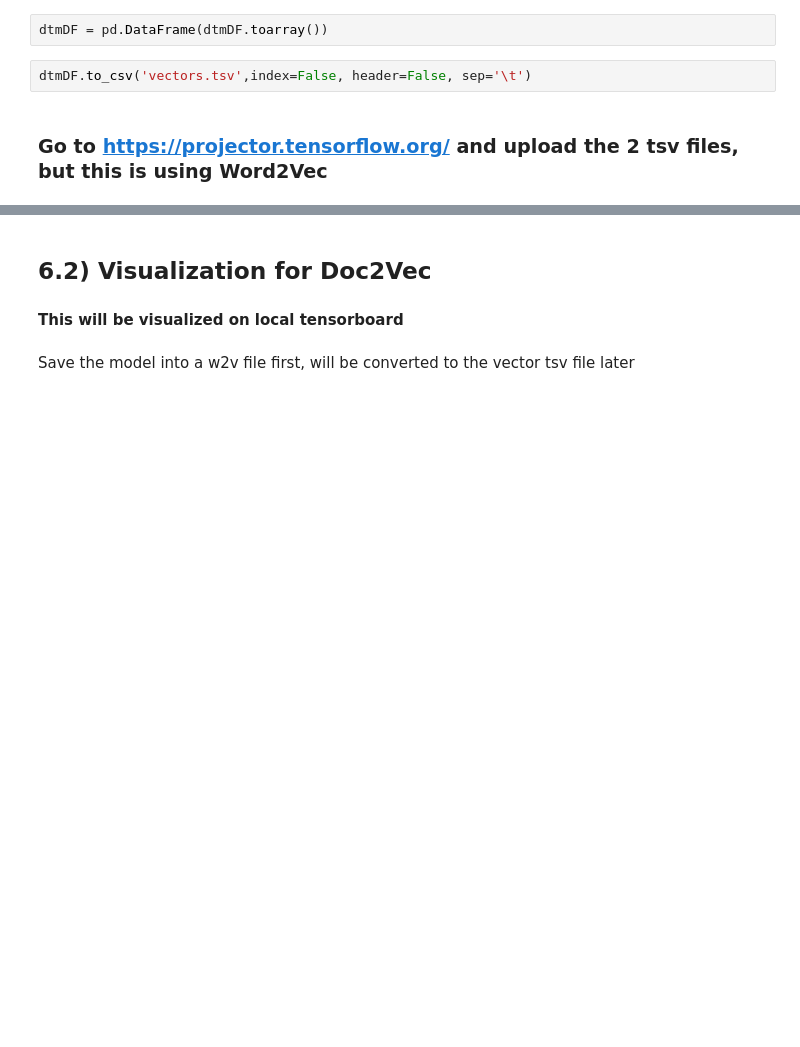
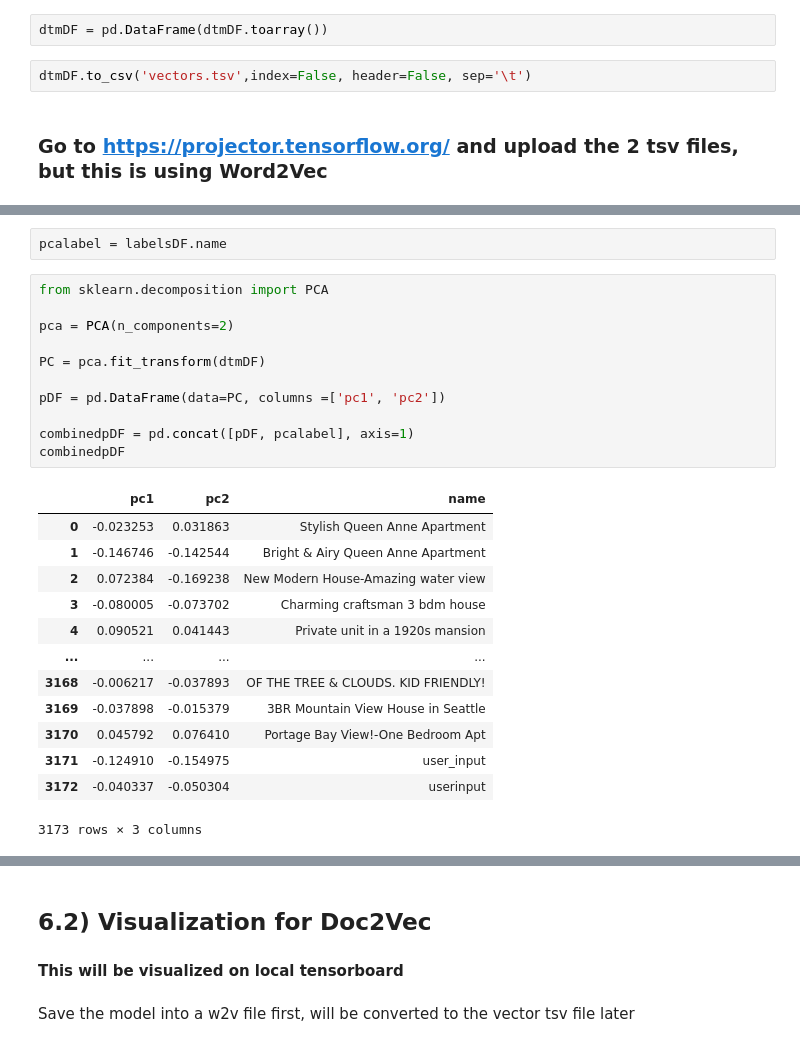
Before and after one commit to boohooo/AirBnB, a Jupyter notebook: AirBnb Recommender System.ipynb, the cells around one changed output, grey strips where cells are left out. Saved outputs shown, nothing was run; the diff lists cells and outputs as text; blank space fills up the shorter version.

```diff
--- a/AirBnb Recommender System.ipynb
+++ b/AirBnb Recommender System.ipynb
@@ -759,0 +786,27 @@ dtmDF.to_csv('vectors.tsv',index=False, header=False, sep='\t')
+# %%
+pcalabel = labelsDF.name
+# %%
+from sklearn.decomposition import PCA
+
+pca = PCA(n_components=2)
+
+PC = pca.fit_transform(dtmDF)
+
+pDF = pd.DataFrame(data=PC, columns =['pc1', 'pc2'])
+
+combinedpDF = pd.concat([pDF, pcalabel], axis=1)
+combinedpDF
+# %% [output]
+|  | pc1 | pc2 | name |
+| 0 | -0.023253 | 0.031863 | Stylish Queen Anne Apartment |
+| 1 | -0.146746 | -0.142544 | Bright & Airy Queen Anne Apartment |
+| 2 | 0.072384 | -0.169238 | New Modern House-Amazing water view |
+| 3 | -0.080005 | -0.073702 | Charming craftsman 3 bdm house |
+| 4 | 0.090521 | 0.041443 | Private unit in a 1920s mansion |
+| ... | ... | ... | ... |
+| 3168 | -0.006217 | -0.037893 | OF THE TREE & CLOUDS. KID FRIENDLY! |
+| 3169 | -0.037898 | -0.015379 | 3BR Mountain View House in Seattle |
+| 3170 | 0.045792 | 0.076410 | Portage Bay View!-One Bedroom Apt |
+| 3171 | -0.124910 | -0.154975 | user_input |
+| 3172 | -0.040337 | -0.050304 | userinput |
+3173 rows × 3 columns
```
Also changed, not shown: parts of 29 cells of this notebook.
